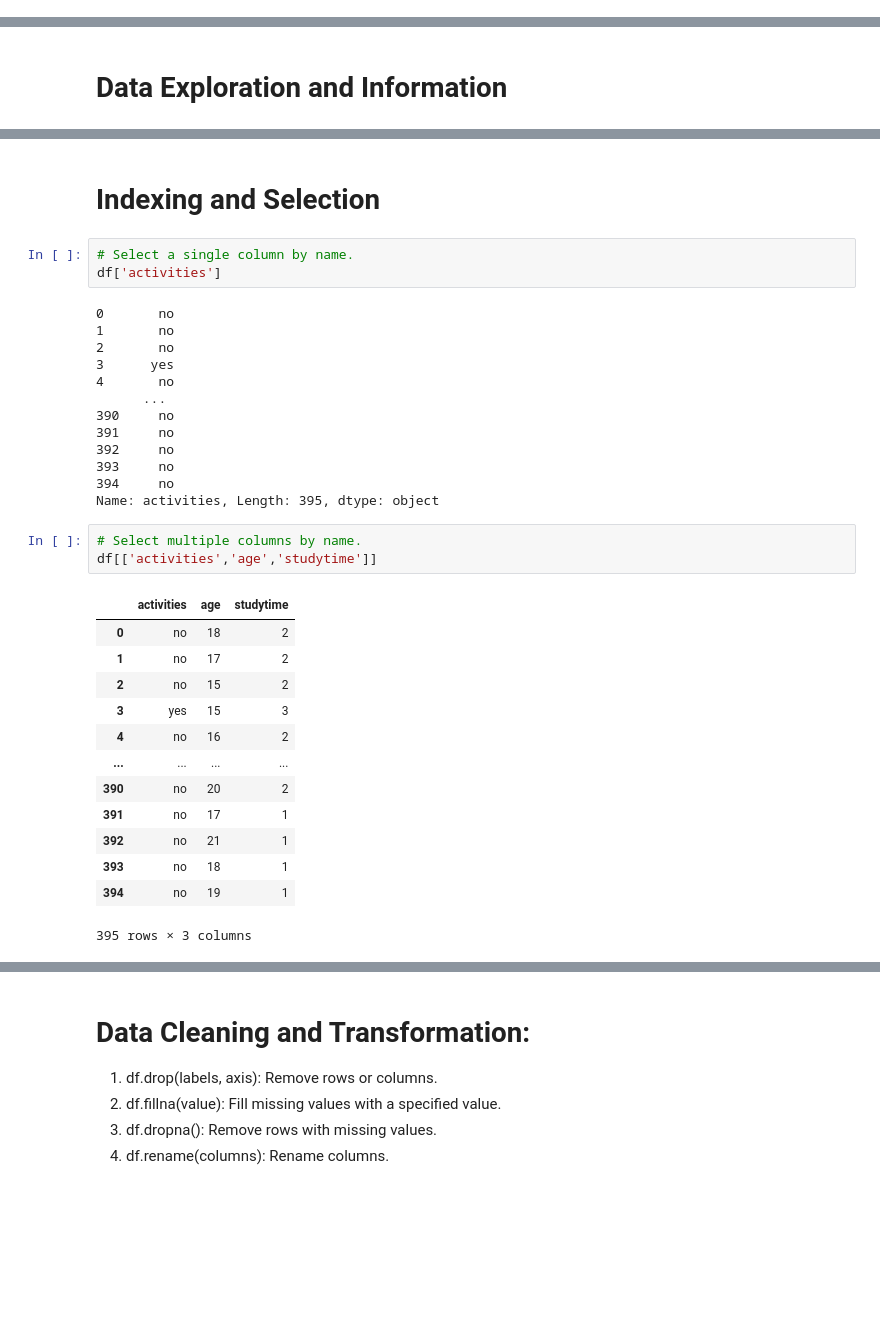
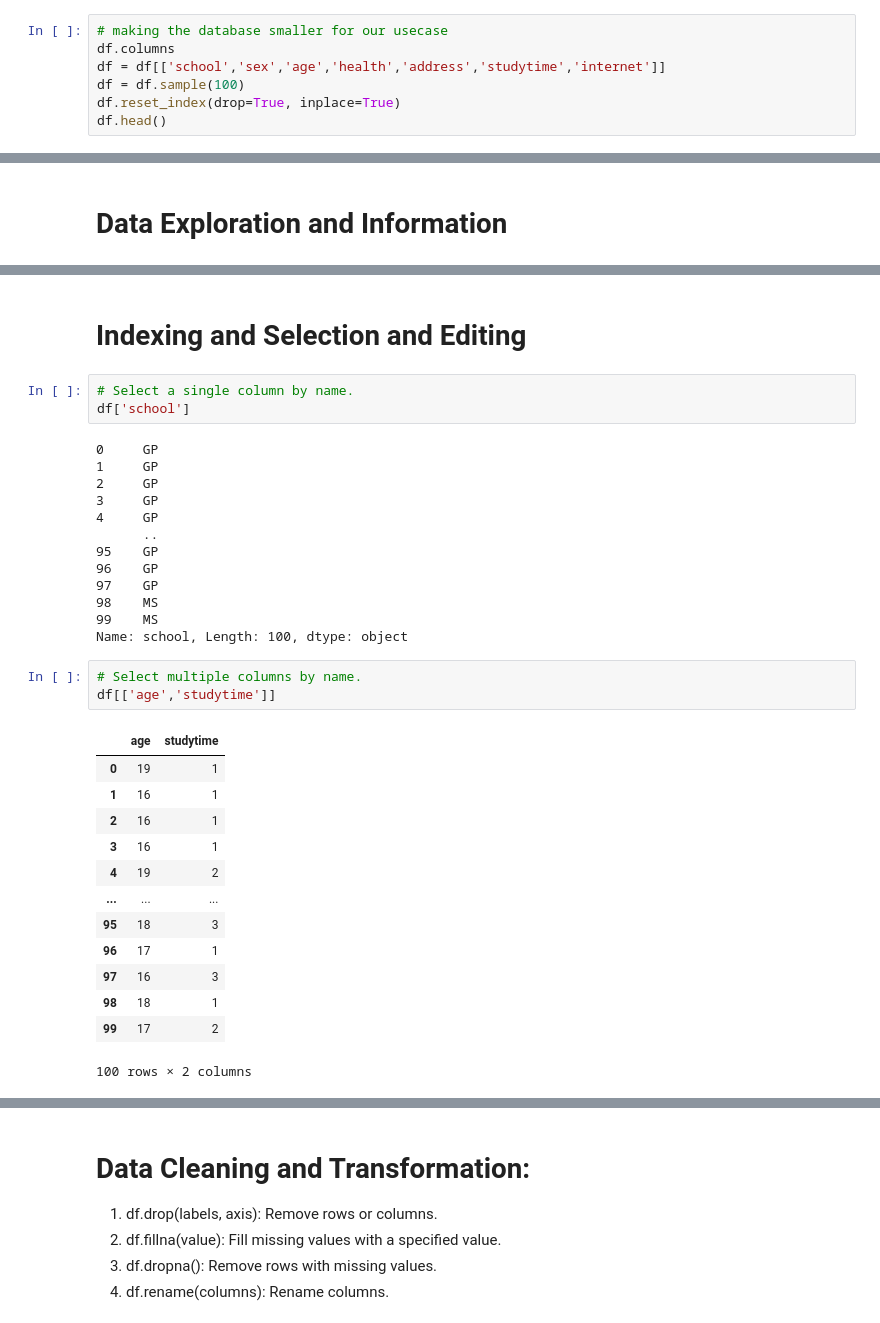
Before and after one commit to Harshraj77/data_science_and_ml_learning, a Jupyter notebook: pandas/zero_to_hero.ipynb, the cells around one changed output, grey strips where cells are left out. Drawn from its saved outputs; the diff is of its cells as text; blank space fills up the shorter version.

```diff
--- a/pandas/zero_to_hero.ipynb
+++ b/pandas/zero_to_hero.ipynb
@@ -49,3 +49,10 @@ print(ndarrays_df)
 # %%
 # Creating dataframe using csv file
 df = pd.read_csv('student_mat.csv',sep=';')
+# %%
+# making the database smaller for our usecase
+df.columns
+df = df[['school','sex','age','health','address','studytime','internet']]
+df = df.sample(100)
+df.reset_index(drop=True, inplace=True)
+df.head()
@@ -315,37 +274,37 @@ Name: Dalc, dtype: float64
 # %% [markdown]
-# Indexing and Selection
+# Indexing and Selection and Editing
 # %%
 # Select a single column by name.
-df['activities']
+df['school']
 # %% [output]
-0       no
-1       no
-2       no
-3      yes
-4       no
-      ...
-390     no
-391     no
-392     no
-393     no
-394     no
-Name: activities, Length: 395, dtype: object
+0     GP
+1     GP
+2     GP
+3     GP
+4     GP
+      ..
+95    GP
+96    GP
+97    GP
+98    MS
+99    MS
+Name: school, Length: 100, dtype: object
 # %%
 # Select multiple columns by name.
-df[['activities','age','studytime']]
+df[['age','studytime']]
 # %% [output]
-|  | activities | age | studytime |
-| 0 | no | 18 | 2 |
-| 1 | no | 17 | 2 |
-| 2 | no | 15 | 2 |
-| 3 | yes | 15 | 3 |
-| 4 | no | 16 | 2 |
-| ... | ... | ... | ... |
-| 390 | no | 20 | 2 |
-| 391 | no | 17 | 1 |
-| 392 | no | 21 | 1 |
-| 393 | no | 18 | 1 |
-| 394 | no | 19 | 1 |
+|  | age | studytime |
+| 0 | 19 | 1 |
+| 1 | 16 | 1 |
+| 2 | 16 | 1 |
+| 3 | 16 | 1 |
+| 4 | 19 | 2 |
+| ... | ... | ... |
+| 95 | 18 | 3 |
+| 96 | 17 | 1 |
+| 97 | 16 | 3 |
+| 98 | 18 | 1 |
+| 99 | 17 | 2 |
-395 rows × 3 columns
+100 rows × 2 columns
 # %%
 #can be used for taking subset of a df too
```
Also changed, not shown: parts of 45 cells of this notebook.
